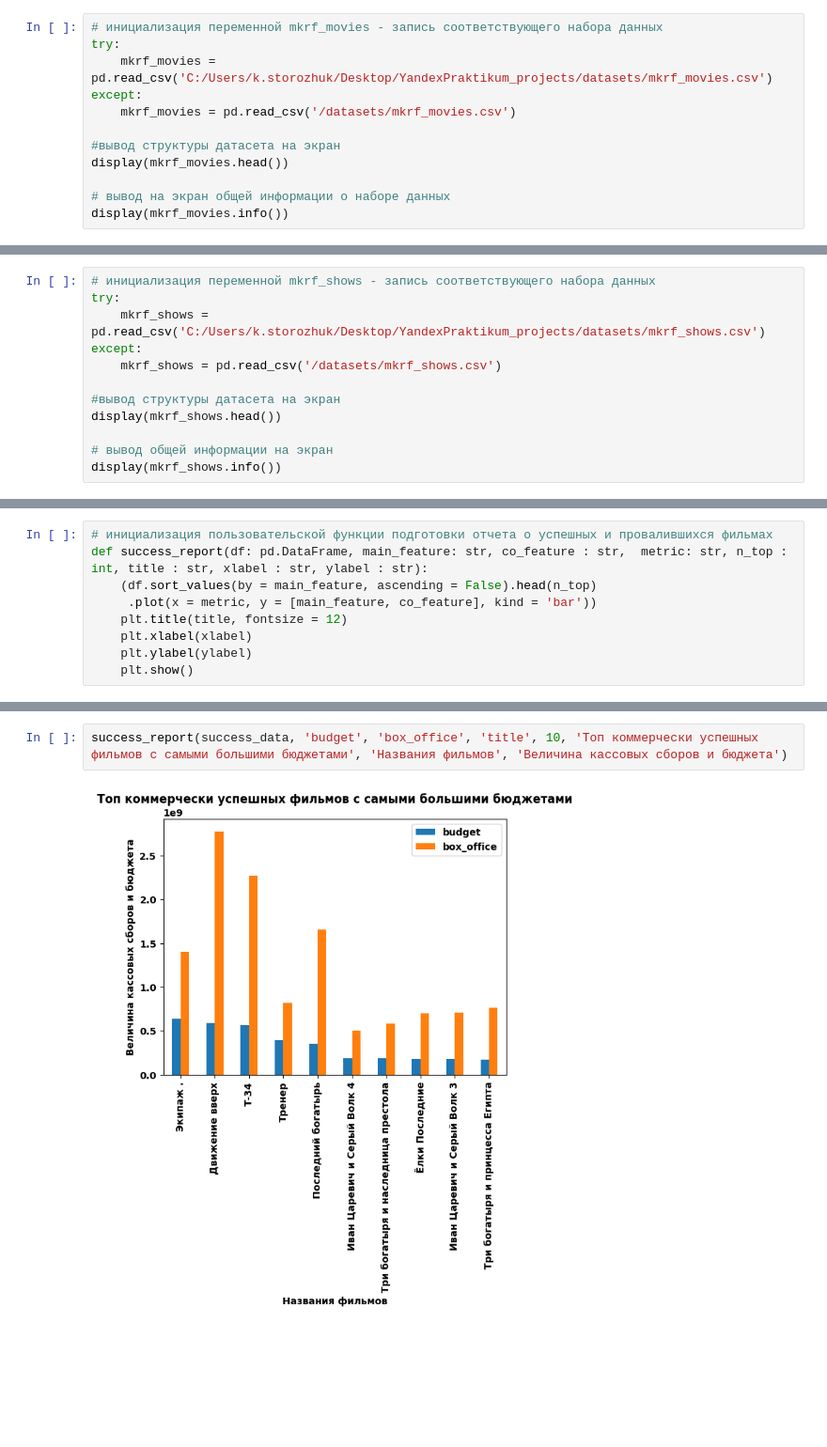
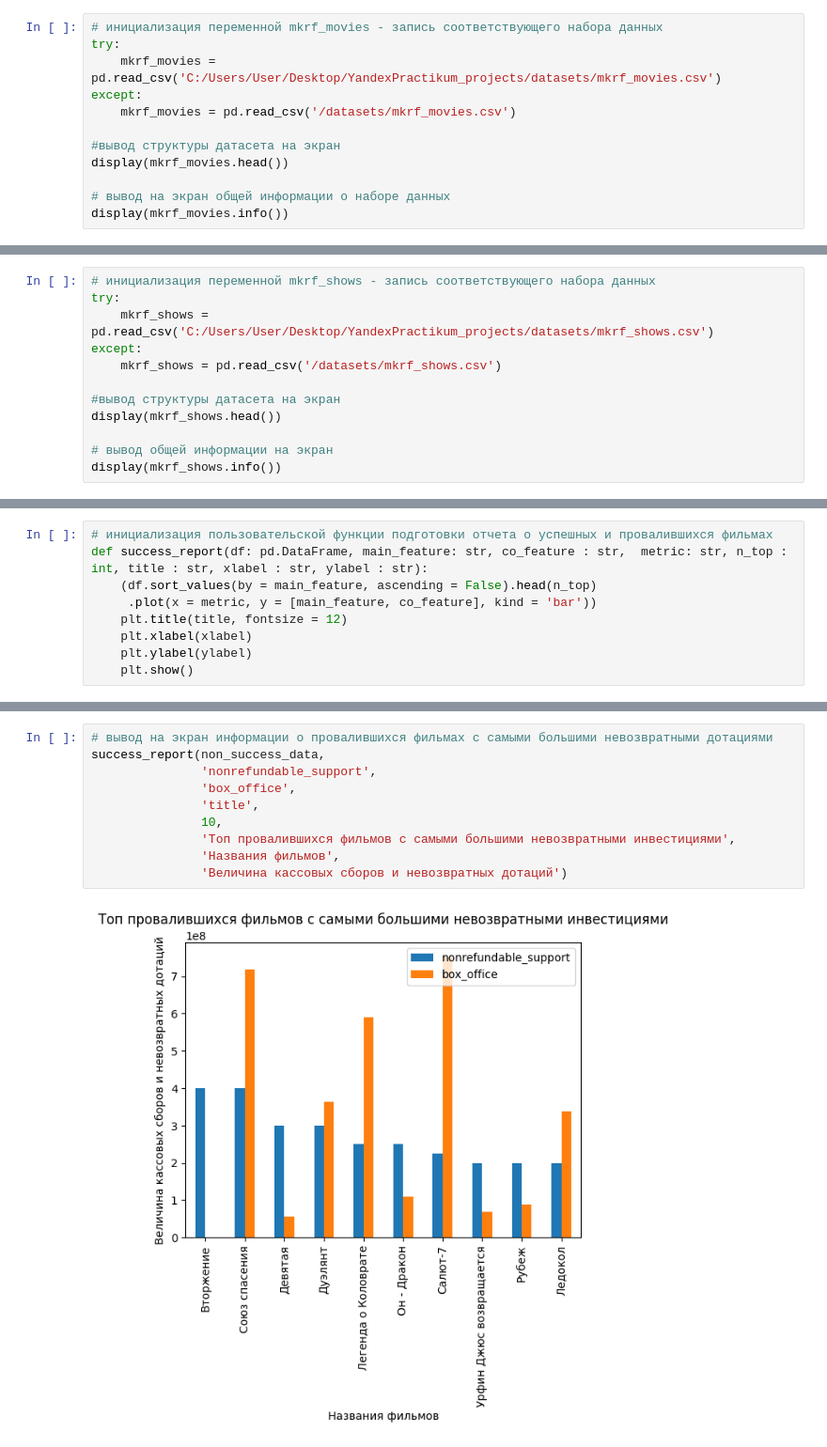
Before and after one commit to MrKostas/YandexPractikum_projects, a Jupyter notebook: notebooks/FourthPetProject_MainProject1.ipynb, the cells around one changed output, grey strips where cells are left out. Shown at 94% size. Cells and saved outputs as stored; diff of their text form; blank space fills up the shorter version.

```diff
--- a/notebooks/FourthPetProject_MainProject1.ipynb
+++ b/notebooks/FourthPetProject_MainProject1.ipynb
@@ -83,7 +83,7 @@ import seaborn as sns
 # %%
 # инициализация переменной mkrf_movies - запись соответствующего набора данных
 try:
-    mkrf_movies = pd.read_csv('C:/Users/k.storozhuk/Desktop/YandexPraktikum_projects/datasets/mkrf_movies.csv')
+    mkrf_movies = pd.read_csv('C:/Users/User/Desktop/YandexPractikum_projects/datasets/mkrf_movies.csv')
 except:
     mkrf_movies = pd.read_csv('/datasets/mkrf_movies.csv')
 
@@ -120,7 +120,7 @@ None
 # %%
 # инициализация переменной mkrf_shows - запись соответствующего набора данных
 try:
-    mkrf_shows = pd.read_csv('C:/Users/k.storozhuk/Desktop/YandexPraktikum_projects/datasets/mkrf_shows.csv')
+    mkrf_shows = pd.read_csv('C:/Users/User/Desktop/YandexPractikum_projects/datasets/mkrf_shows.csv')
 except:
     mkrf_shows = pd.read_csv('/datasets/mkrf_shows.csv')
 
@@ -1047,4 +1134,12 @@ success_report(success_data, 'box_office', 'budget', 'title', 10, 'Топ ком
 # %%
-success_report(success_data, 'budget', 'box_office', 'title', 10, 'Топ коммерчески успешных фильмов с самыми большими бюджетами', 'Названия фильмов', 'Величина кассовых сборов и бюджета')
+# вывод на экран информации о провалившихся фильмах с самыми большими невозвратными дотациями
+success_report(non_success_data,
+               'nonrefundable_support',
+               'box_office',
+               'title',
+               10,
+               'Топ провалившихся фильмов с самыми большими невозвратными инвестициями',
+               'Названия фильмов',
+               'Величина кассовых сборов и невозвратных дотаций')
 # %% [output]
-[figure, old version]
+[figure, new version]
```
Also changed, not shown: parts of 30 cells of this notebook.
